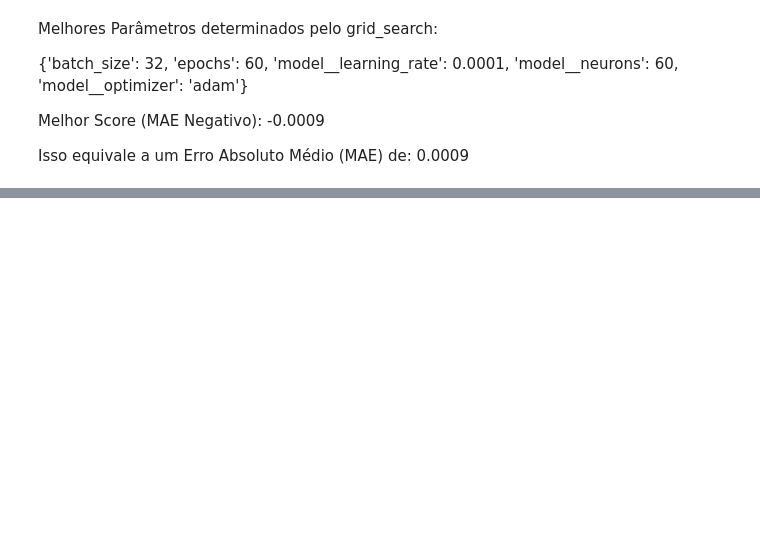
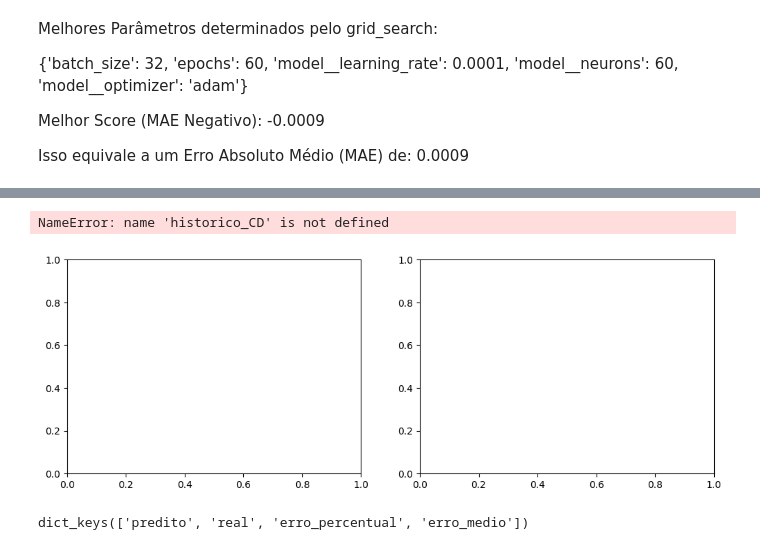
Before and after one commit to ymarcal/PMG, a Jupyter notebook: scriptPMG.ipynb, the cells around one changed output, grey strips where cells are left out. Cells and saved outputs as stored; diff of their text form; code cells hidden in the pictures; blank space fills up the shorter version.

```diff
--- a/scriptPMG.ipynb
+++ b/scriptPMG.ipynb
@@ -521,0 +392,21 @@ def exibe_resultados_H(index, CD_test, CD_pred, erroCD, T_test, T_pred, erroT):
+# %%
+# Visualizar histórico de treinamento dos modelos separados
+fig, (ax1, ax2) = plt.subplots(1, 2, figsize=(12, 4))
+
+# Histórico do modelo CD
+pd.DataFrame(historico_CD.history).plot(ax=ax1, title='Histórico de Treinamento - Modelo CD')
+ax1.grid(True)
+
+# Histórico do modelo T
+pd.DataFrame(historico_T.history).plot(ax=ax2, title='Histórico de Treinamento - Modelo T')
+ax2.grid(True)
+
+plt.tight_layout()
+plt.show()
+# %% [output]
+NameError: name 'historico_CD' is not defined
+[figure, added]
+# %%
+print(resultados['D_over_delta'].keys())
+# %% [output]
+dict_keys(['predito', 'real', 'erro_percentual', 'erro_medio'])
```
Also changed, not shown: parts of 41 cells of this notebook.
